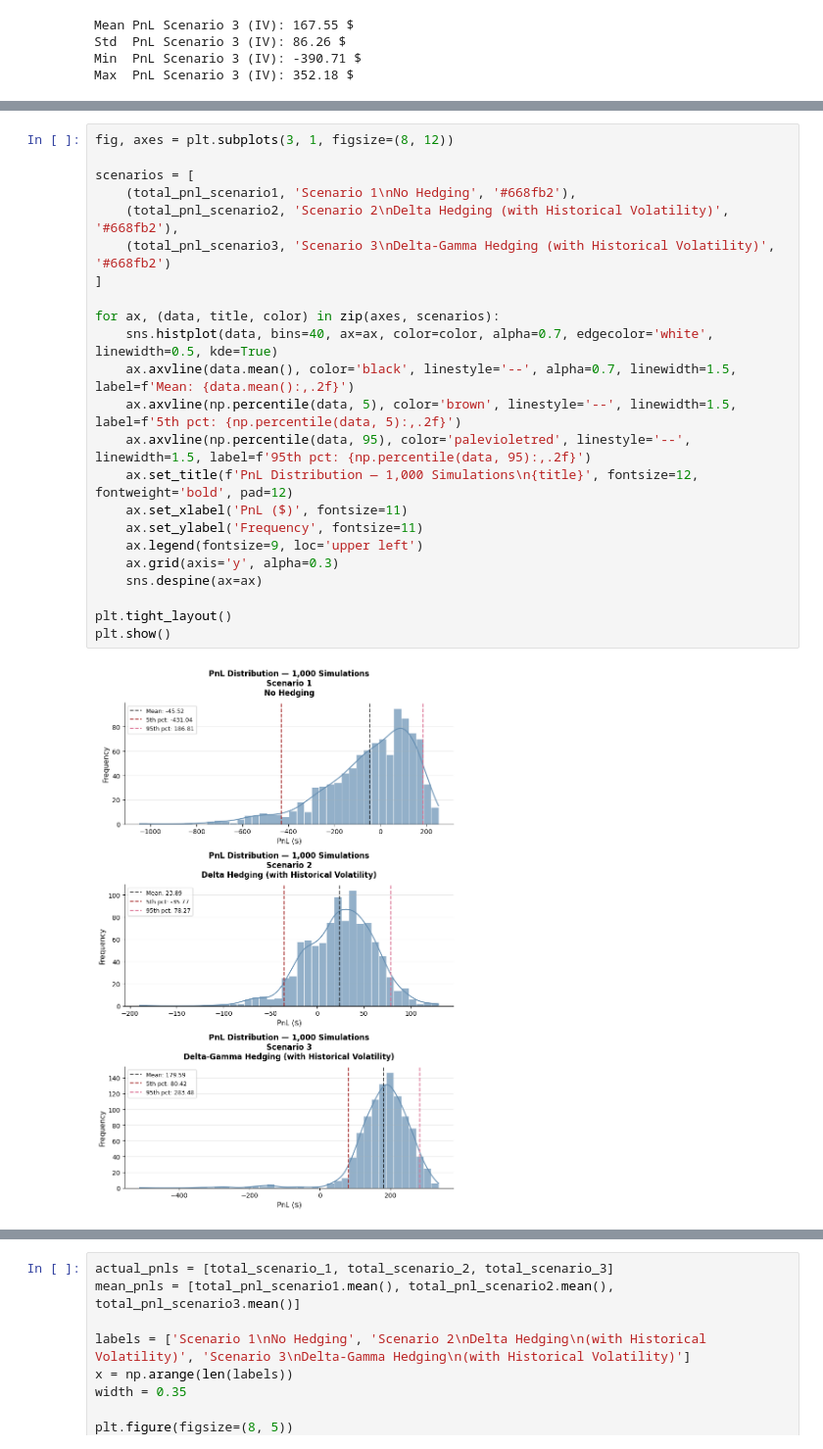
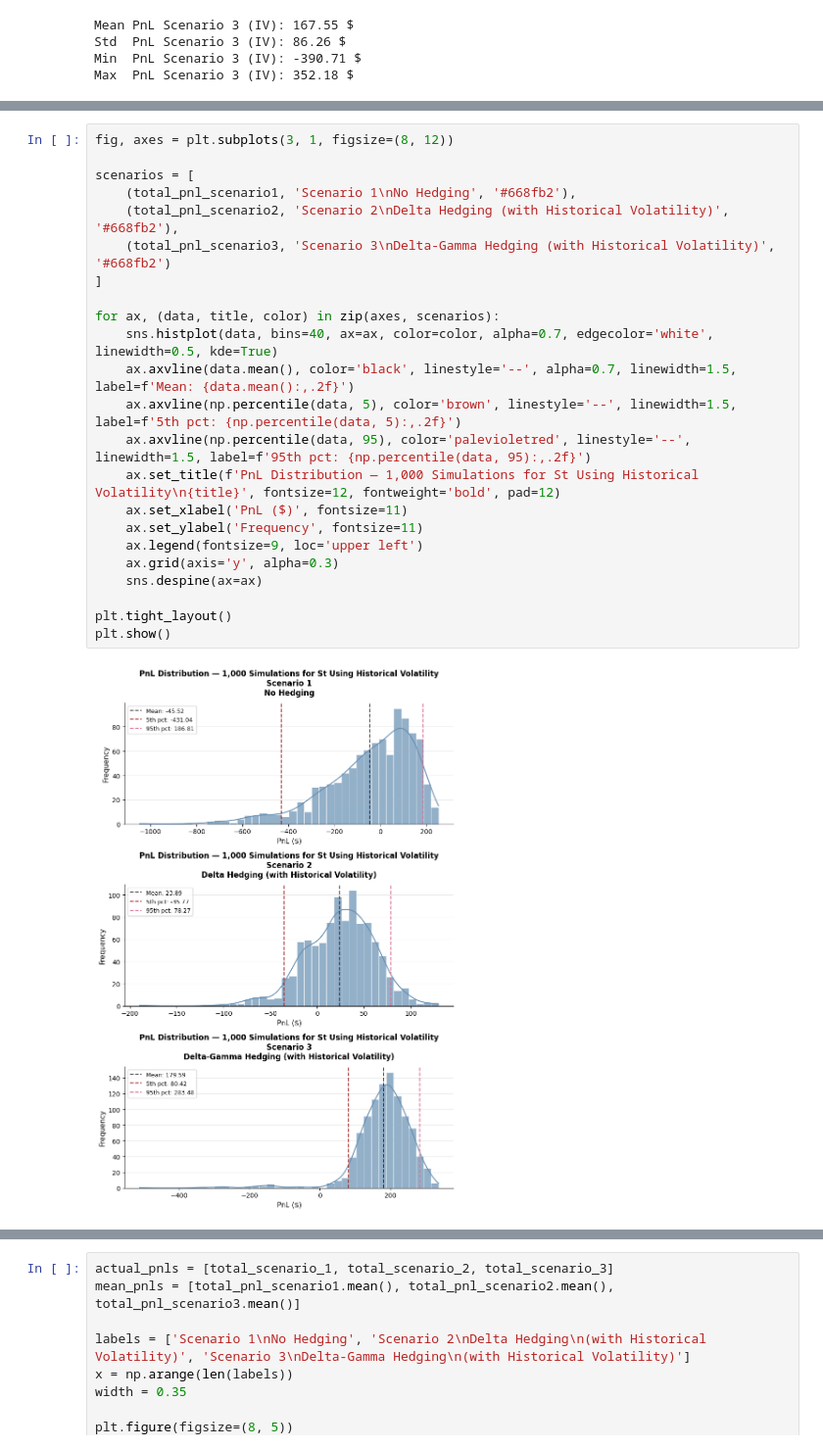
Before and after one commit to AnaSofiaHinojosa/GreekHedging, a Jupyter notebook: proyecto.ipynb, the cells around one changed output, grey strips where cells are left out. Shown at 98% size. Drawn from its saved outputs; the diff is of its cells as text.

```diff
--- a/proyecto.ipynb
+++ b/proyecto.ipynb
@@ -693,28 +767,28 @@ Max  PnL Scenario 3 (IV): 352.18 $
 # %%
 fig, axes = plt.subplots(3, 1, figsize=(8, 12))
 
 scenarios = [
     (total_pnl_scenario1, 'Scenario 1\nNo Hedging', '#668fb2'),
     (total_pnl_scenario2, 'Scenario 2\nDelta Hedging (with Historical Volatility)', '#668fb2'),
     (total_pnl_scenario3, 'Scenario 3\nDelta-Gamma Hedging (with Historical Volatility)', '#668fb2')
 ]
 
 for ax, (data, title, color) in zip(axes, scenarios):
     sns.histplot(data, bins=40, ax=ax, color=color, alpha=0.7, edgecolor='white', linewidth=0.5, kde=True)
     ax.axvline(data.mean(), color='black', linestyle='--', alpha=0.7, linewidth=1.5, label=f'Mean: {data.mean():,.2f}')
     ax.axvline(np.percentile(data, 5), color='brown', linestyle='--', linewidth=1.5, label=f'5th pct: {np.percentile(data, 5):,.2f}')
     ax.axvline(np.percentile(data, 95), color='palevioletred', linestyle='--', linewidth=1.5, label=f'95th pct: {np.percentile(data, 95):,.2f}')
-    ax.set_title(f'PnL Distribution — 1,000 Simulations\n{title}', fontsize=12, fontweight='bold', pad=12)
+    ax.set_title(f'PnL Distribution — 1,000 Simulations for St Using Historical Volatility\n{title}', fontsize=12, fontweight='bold', pad=12)
     ax.set_xlabel('PnL ($)', fontsize=11)
     ax.set_ylabel('Frequency', fontsize=11)
     ax.legend(fontsize=9, loc='upper left')
     ax.grid(axis='y', alpha=0.3)
     sns.despine(ax=ax)
 
 plt.tight_layout()
 plt.show()
 # %% [output]
-[figure, old version]
+[figure, new version]
 # %%
 plt.figure(figsize=(8, 5))
 sns.boxplot(data=[total_pnl_scenario1, total_pnl_scenario2, total_pnl_scenario3], palette=['#507699', '#668fb2', '#90B2D1'])
```
Also changed, not shown: parts of 29 cells of this notebook, 1 other file.
